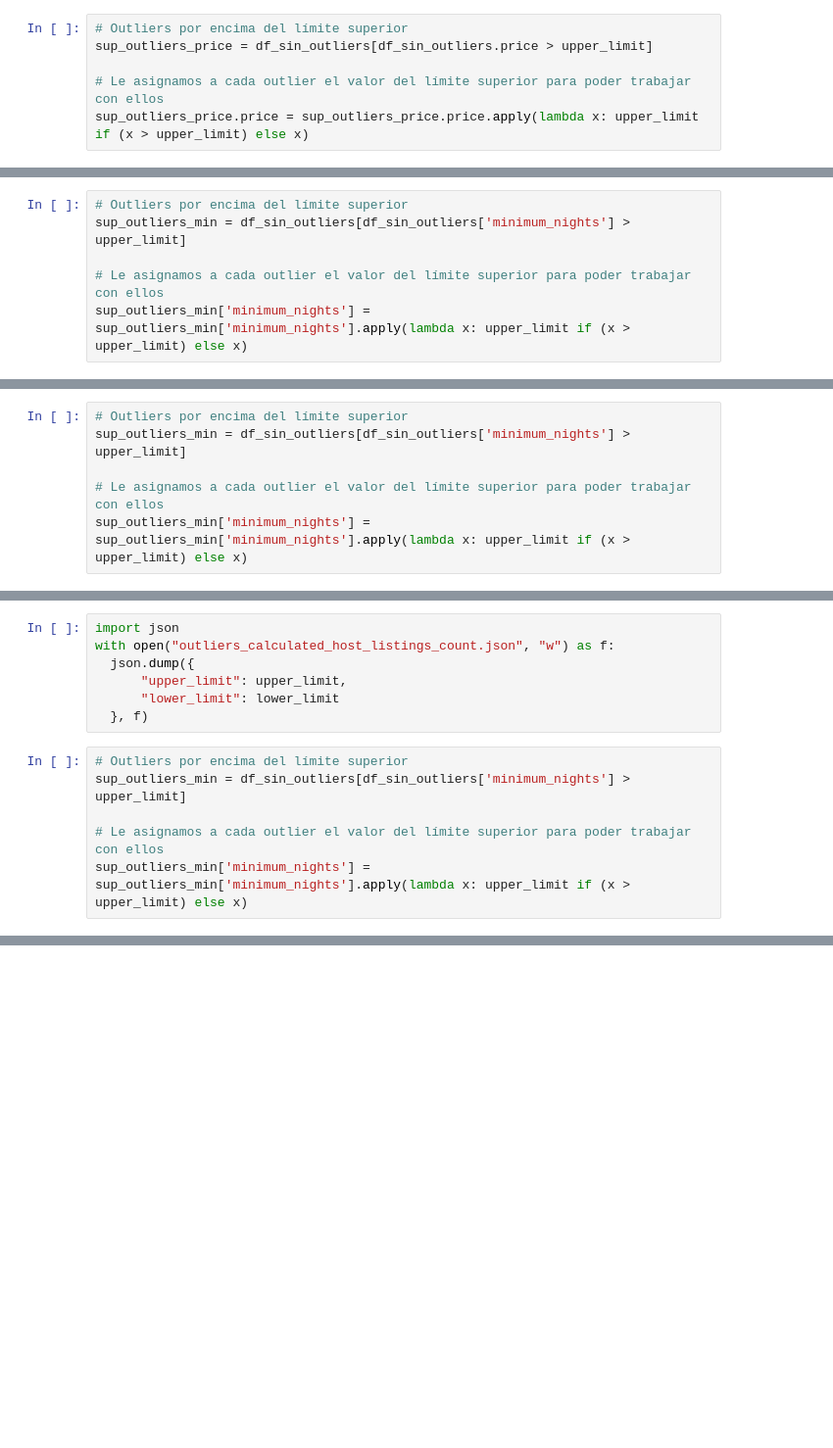
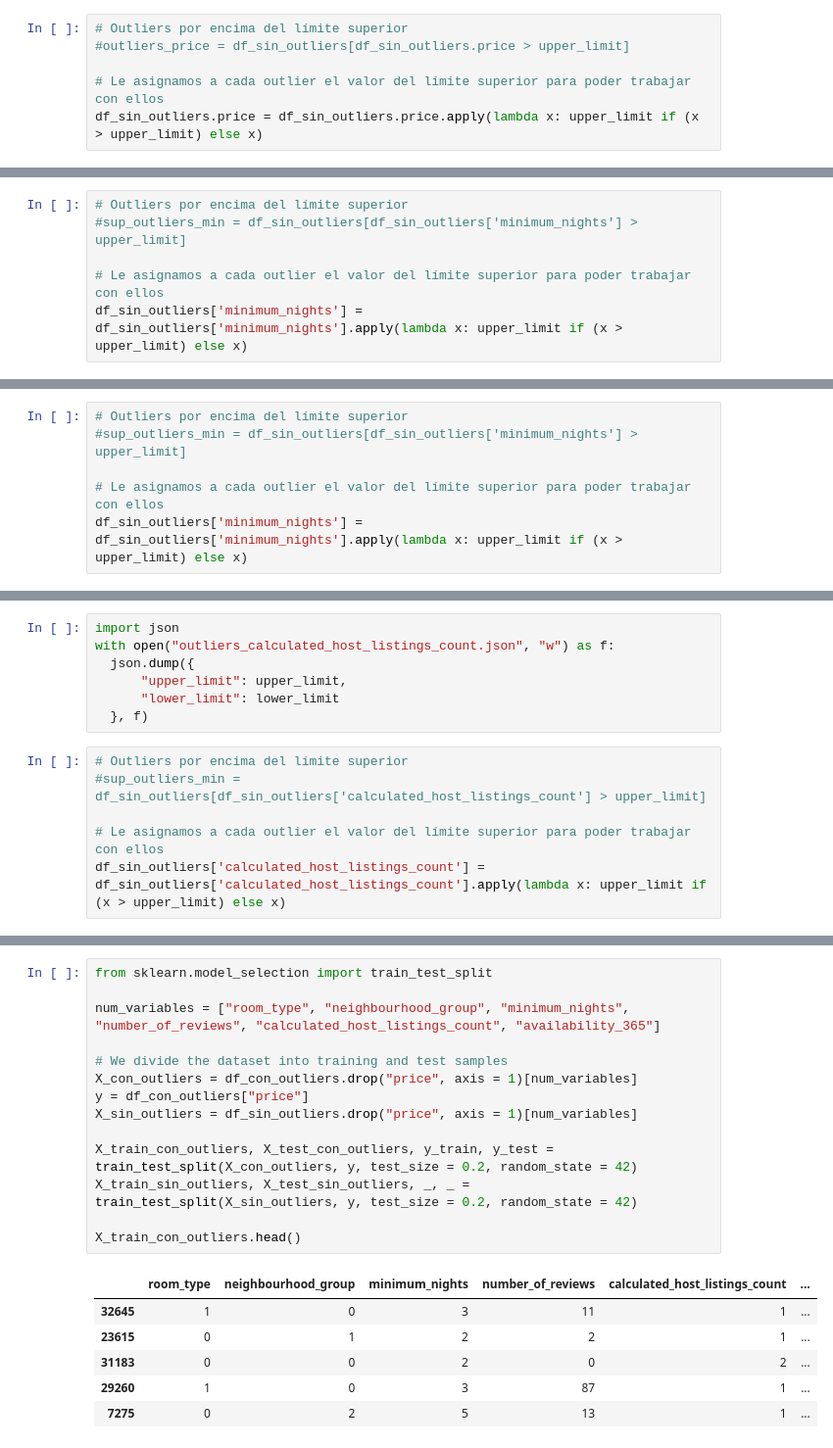
Before and after one commit to 4GeeksAcademy/fer-romerEDA, a Jupyter notebook: src/explore.ipynb, the cells around one changed output, grey strips where cells are left out. Shown at 98% size. Cells and saved outputs as stored; diff of their text form; blank space fills up the shorter version.

Commit message:
first step into feature scaling

```diff
--- a/src/explore.ipynb
+++ b/src/explore.ipynb
@@ -546,7 +550,7 @@ with open("outliers_price.json", "w") as f:
   }, f)
 # %%
 # Outliers por encima del límite superior
-sup_outliers_price = df_sin_outliers[df_sin_outliers.price > upper_limit]
+#outliers_price = df_sin_outliers[df_sin_outliers.price > upper_limit]
 
 # Le asignamos a cada outlier el valor del límite superior para poder trabajar con ellos
-sup_outliers_price.price = sup_outliers_price.price.apply(lambda x: upper_limit if (x > upper_limit) else x)
+df_sin_outliers.price = df_sin_outliers.price.apply(lambda x: upper_limit if (x > upper_limit) else x)
@@ -590,7 +588,7 @@ with open("outliers_minimum_nights.json", "w") as f:
   }, f)
 # %%
 # Outliers por encima del límite superior
-sup_outliers_min = df_sin_outliers[df_sin_outliers['minimum_nights'] > upper_limit]
+#sup_outliers_min = df_sin_outliers[df_sin_outliers['minimum_nights'] > upper_limit]
 
 # Le asignamos a cada outlier el valor del límite superior para poder trabajar con ellos
-sup_outliers_min['minimum_nights'] = sup_outliers_min['minimum_nights'].apply(lambda x: upper_limit if (x > upper_limit) else x)
+df_sin_outliers['minimum_nights'] = df_sin_outliers['minimum_nights'].apply(lambda x: upper_limit if (x > upper_limit) else x)
@@ -622,7 +614,7 @@ with open("outliers_number_of_reviews.json", "w") as f:
   }, f)
 # %%
 # Outliers por encima del límite superior
-sup_outliers_min = df_sin_outliers[df_sin_outliers['minimum_nights'] > upper_limit]
+#sup_outliers_min = df_sin_outliers[df_sin_outliers['minimum_nights'] > upper_limit]
 
 # Le asignamos a cada outlier el valor del límite superior para poder trabajar con ellos
-sup_outliers_min['minimum_nights'] = sup_outliers_min['minimum_nights'].apply(lambda x: upper_limit if (x > upper_limit) else x)
+df_sin_outliers['minimum_nights'] = df_sin_outliers['minimum_nights'].apply(lambda x: upper_limit if (x > upper_limit) else x)
@@ -665,7 +651,7 @@ with open("outliers_calculated_host_listings_count.json", "w") as f:
   }, f)
 # %%
 # Outliers por encima del límite superior
-sup_outliers_min = df_sin_outliers[df_sin_outliers['minimum_nights'] > upper_limit]
+#sup_outliers_min = df_sin_outliers[df_sin_outliers['calculated_host_listings_count'] > upper_limit]
 
 # Le asignamos a cada outlier el valor del límite superior para poder trabajar con ellos
-sup_outliers_min['minimum_nights'] = sup_outliers_min['minimum_nights'].apply(lambda x: upper_limit if (x > upper_limit) else x)
+df_sin_outliers['calculated_host_listings_count'] = df_sin_outliers['calculated_host_listings_count'].apply(lambda x: upper_limit if (x > upper_limit) else x)
@@ -677,0 +660,21 @@ See the caveats in the documentation: https://pandas.pydata.org/pandas-docs/stab
+# %%
+from sklearn.model_selection import train_test_split
+
+num_variables = ["room_type", "neighbourhood_group", "minimum_nights", "number_of_reviews", "calculated_host_listings_count", "availability_365"]
+
+# We divide the dataset into training and test samples
+X_con_outliers = df_con_outliers.drop("price", axis = 1)[num_variables]
+y = df_con_outliers["price"]
+X_sin_outliers = df_sin_outliers.drop("price", axis = 1)[num_variables]
+
+X_train_con_outliers, X_test_con_outliers, y_train, y_test = train_test_split(X_con_outliers, y, test_size = 0.2, random_state = 42)
+X_train_sin_outliers, X_test_sin_outliers, _, _ = train_test_split(X_sin_outliers, y, test_size = 0.2, random_state = 42)
+
+X_train_con_outliers.head()
+# %% [output]
+|  | room_type | neighbourhood_group | minimum_nights | number_of_reviews | calculated_host_listings_count | ... |
+| 32645 | 1 | 0 | 3 | 11 | 1 | ... |
+| 23615 | 0 | 1 | 2 | 2 | 1 | ... |
+| 31183 | 0 | 0 | 2 | 0 | 2 | ... |
+| 29260 | 1 | 0 | 3 | 87 | 1 | ... |
+| 7275 | 0 | 2 | 5 | 13 | 1 | ... |
```
Also changed, not shown: parts of 10 cells of this notebook.
